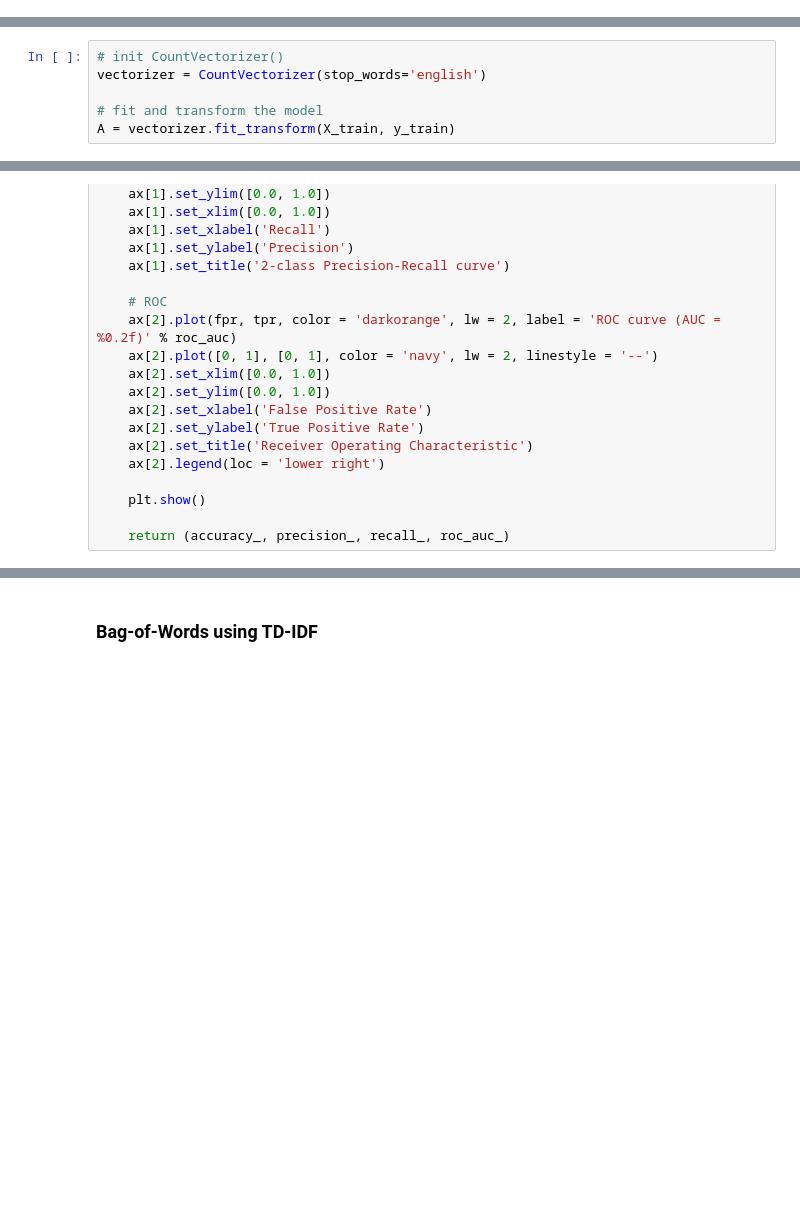
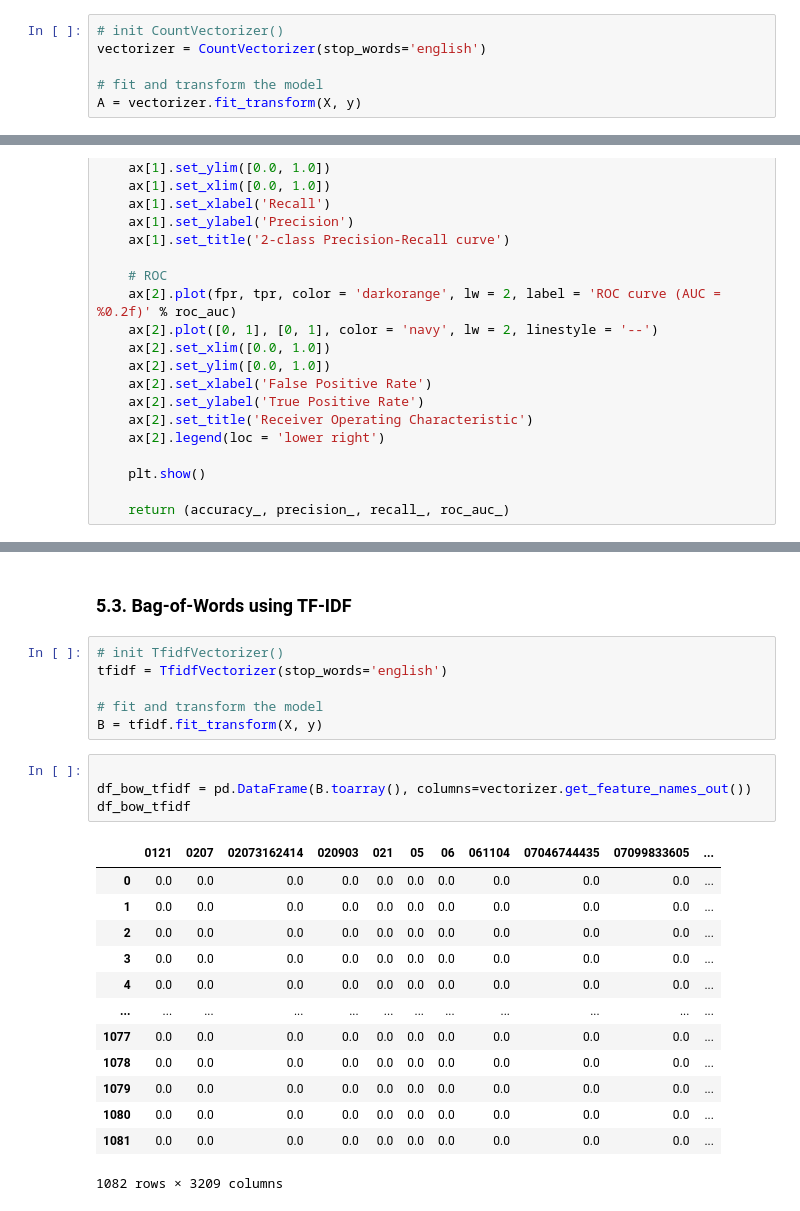
Before and after one commit to ImSanjayPatel/sms-spam-detection, a Jupyter notebook: SMS Spam Detection.ipynb, the cells around one changed output, grey strips where cells are left out. Saved outputs shown, nothing was run; the diff lists cells and outputs as text; blank space fills up the shorter version.

```diff
--- a/SMS Spam Detection.ipynb
+++ b/SMS Spam Detection.ipynb
@@ -260,0 +275,6 @@ df
+# %%
+# init CountVectorizer()
+vectorizer = CountVectorizer(stop_words='english')
+
+# fit and transform the model
+A = vectorizer.fit_transform(X, y)
@@ -270,6 +300,0 @@ X_train, X_test, y_train, y_test = train_test_split(X, y, test_size = 0.2, rando
-# %%
-# init CountVectorizer()
-vectorizer = CountVectorizer(stop_words='english')
-
-# fit and transform the model
-A = vectorizer.fit_transform(X_train, y_train)
@@ -525,2 +532,26 @@ TP: True Positives, FP: False Positives, TN: True Negatives, FN: False Negatives
 # %% [markdown]
-### Bag-of-Words using TD-IDF
+### 5.3. Bag-of-Words using TF-IDF
+# %%
+# init TfidfVectorizer()
+tfidf = TfidfVectorizer(stop_words='english')
+
+# fit and transform the model
+B = tfidf.fit_transform(X, y)
+# %%
+
+df_bow_tfidf = pd.DataFrame(B.toarray(), columns=vectorizer.get_feature_names_out())
+df_bow_tfidf
+# %% [output]
+|  | 0121 | 0207 | 02073162414 | 020903 | 021 | 05 | 06 | 061104 | 07046744435 | 07099833605 | ... |
+| 0 | 0.0 | 0.0 | 0.0 | 0.0 | 0.0 | 0.0 | 0.0 | 0.0 | 0.0 | 0.0 | ... |
+| 1 | 0.0 | 0.0 | 0.0 | 0.0 | 0.0 | 0.0 | 0.0 | 0.0 | 0.0 | 0.0 | ... |
+| 2 | 0.0 | 0.0 | 0.0 | 0.0 | 0.0 | 0.0 | 0.0 | 0.0 | 0.0 | 0.0 | ... |
+| 3 | 0.0 | 0.0 | 0.0 | 0.0 | 0.0 | 0.0 | 0.0 | 0.0 | 0.0 | 0.0 | ... |
+| 4 | 0.0 | 0.0 | 0.0 | 0.0 | 0.0 | 0.0 | 0.0 | 0.0 | 0.0 | 0.0 | ... |
+| ... | ... | ... | ... | ... | ... | ... | ... | ... | ... | ... | ... |
+| 1077 | 0.0 | 0.0 | 0.0 | 0.0 | 0.0 | 0.0 | 0.0 | 0.0 | 0.0 | 0.0 | ... |
+| 1078 | 0.0 | 0.0 | 0.0 | 0.0 | 0.0 | 0.0 | 0.0 | 0.0 | 0.0 | 0.0 | ... |
+| 1079 | 0.0 | 0.0 | 0.0 | 0.0 | 0.0 | 0.0 | 0.0 | 0.0 | 0.0 | 0.0 | ... |
+| 1080 | 0.0 | 0.0 | 0.0 | 0.0 | 0.0 | 0.0 | 0.0 | 0.0 | 0.0 | 0.0 | ... |
+| 1081 | 0.0 | 0.0 | 0.0 | 0.0 | 0.0 | 0.0 | 0.0 | 0.0 | 0.0 | 0.0 | ... |
+1082 rows × 3209 columns
```
Also changed, not shown: parts of 36 cells of this notebook.
